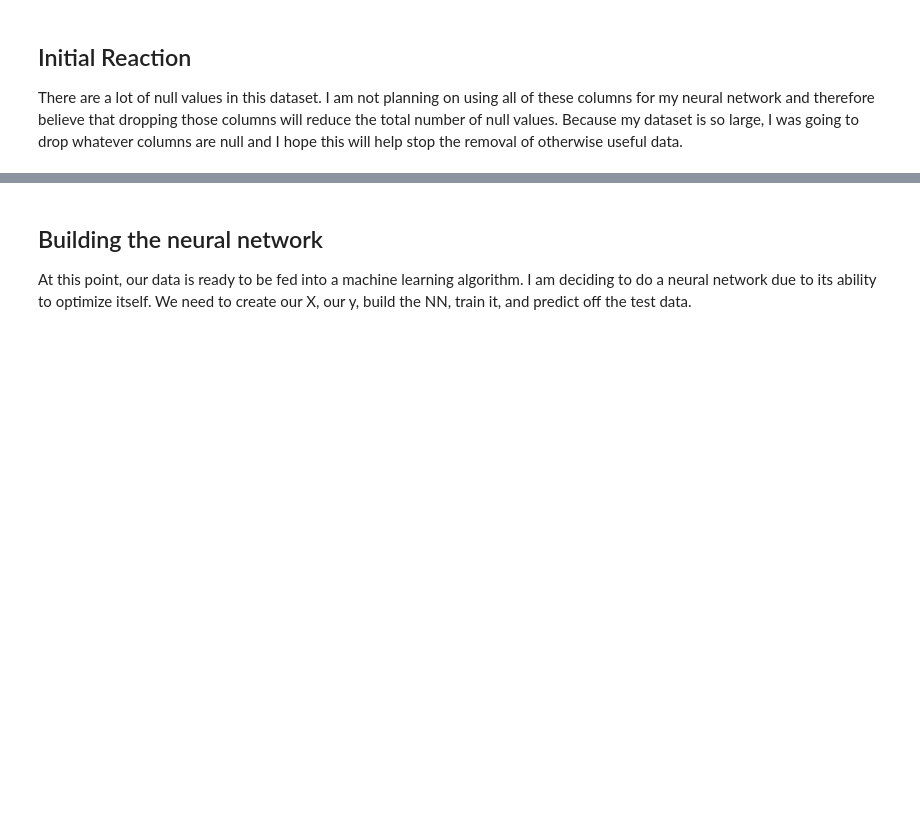
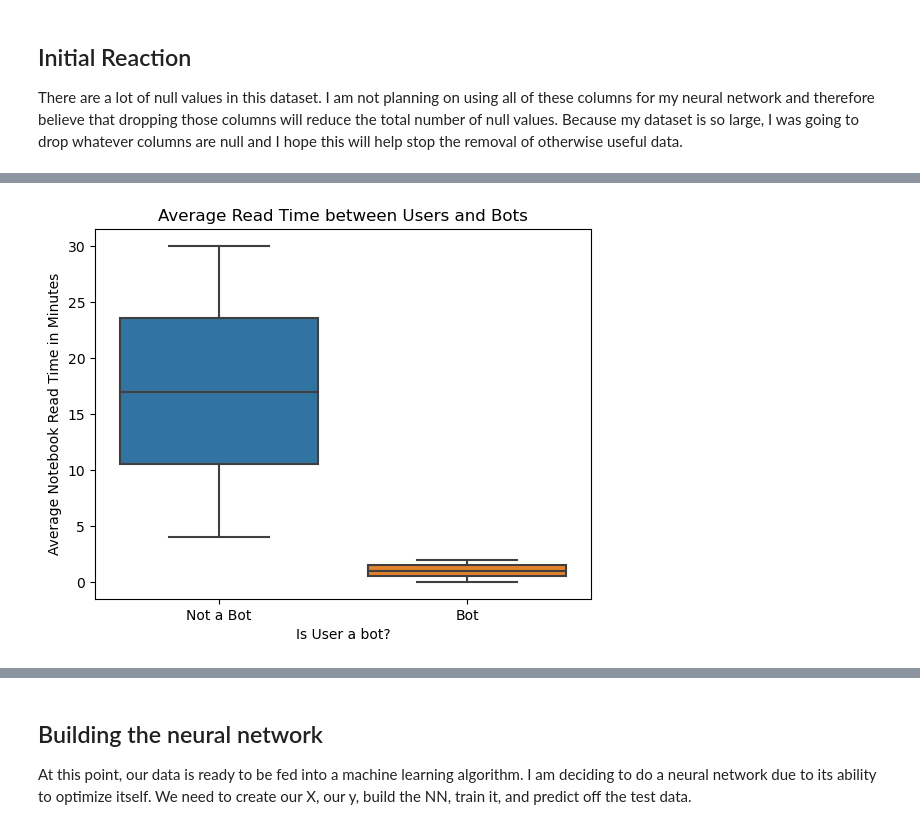
Before and after one commit to kylejokeefe/KaggleBotIdentifier, a Jupyter notebook: identifying-fake-accounts.ipynb, the cells around one changed output, grey strips where cells are left out. Cells and saved outputs as stored; diff of their text form; code cells hidden in the pictures; blank space fills up the shorter version.

Commit message:
Create Visualizations and Optimize Neural Network

```diff
--- a/identifying-fake-accounts.ipynb
+++ b/identifying-fake-accounts.ipynb
@@ -54,0 +66,13 @@ There are a lot of null values in this dataset. I am not planning on using all o
+# %%
+import seaborn as sns
+import matplotlib.pyplot as plt
+
+sns.boxplot(x='ISBOT', y='AVG_NB_READ_TIME_MIN', data=df)
+#plt.yticks(range(0, round(df.AVG_NB_READ_TIME_MIN.max()+1)))
+plt.ylabel("Average Notebook Read Time in Minutes")
+plt.xticks([0, 1], labels=["Not a Bot", "Bot"])
+plt.xlabel("Is User a bot?")
+plt.title("Average Read Time between Users and Bots")
+plt.show()
+# %% [output]
+[figure, added]
```
Also changed, not shown: parts of 17 cells of this notebook.
